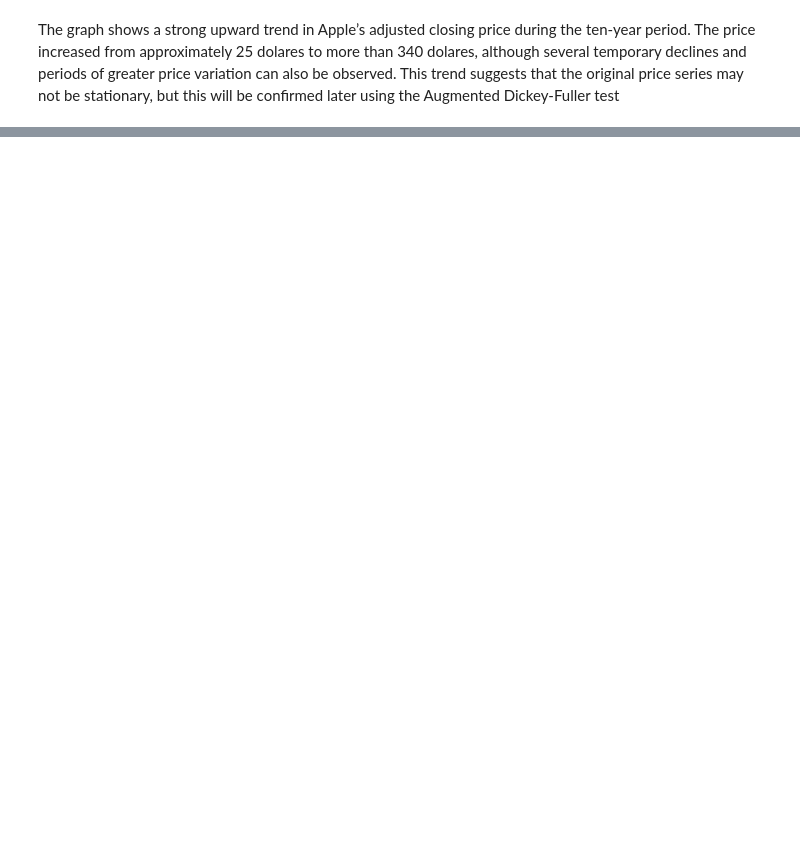
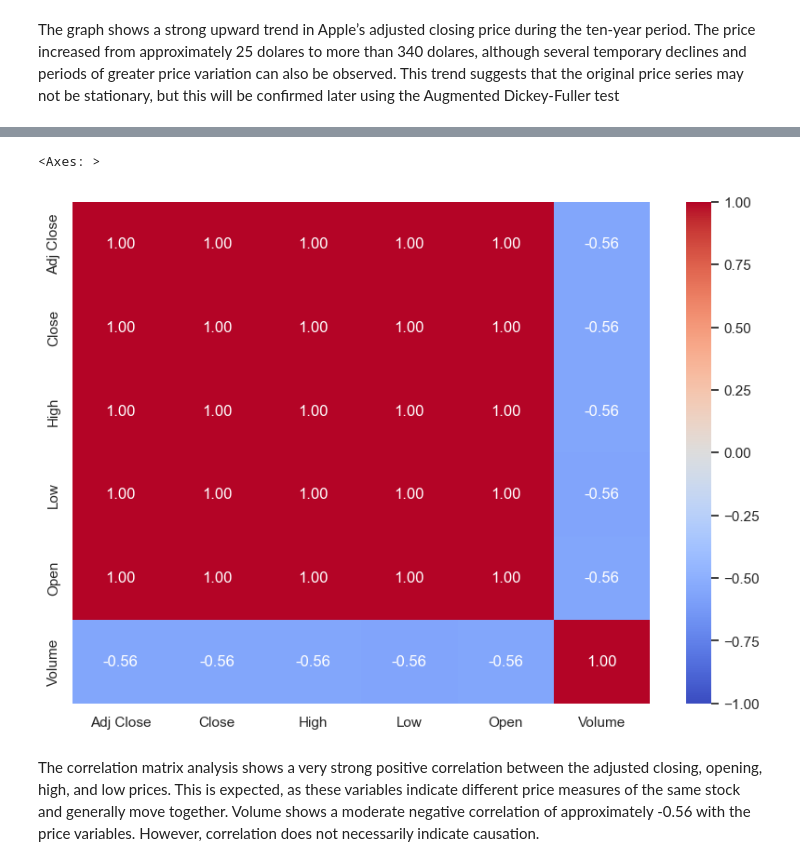
Before and after one commit to 2026228-dev/CA1MLB-2026228, a Jupyter notebook: AAPL.ipynb, the cells around one changed output, grey strips where cells are left out. Drawn from its saved outputs; the diff is of its cells as text; code cells hidden in the pictures; blank space fills up the shorter version.

```diff
--- a/AAPL.ipynb
+++ b/AAPL.ipynb
@@ -153,0 +227,29 @@ The graph shows a strong upward trend in Apple’s adjusted closing price during
+# %%
+#Correlations
+
+numerical_columns = [
+    "Adj Close",
+    "Close",
+    "High",
+    "Low",
+    "Open",
+    "Volume"
+]
+
+correlation_matrix = data[numerical_columns].corr()
+
+plt.figure(figsize=(10, 7))
+
+sns.heatmap(
+    correlation_matrix,
+    annot=True,
+    cmap="coolwarm",
+    fmt=".2f",
+    vmin=-1,
+    vmax=1
+)
+# %% [output]
+<Axes: >
+[figure, added]
+# %% [markdown]
+The correlation matrix analysis shows a very strong positive correlation between the adjusted closing, opening, high, and low prices. This is expected, as these variables indicate different price measures of the same stock and generally move together. Volume shows a moderate negative correlation of approximately -0.56 with the price variables. However, correlation does not necessarily indicate causation.
```
Also changed, not shown: parts of 5 cells of this notebook.
